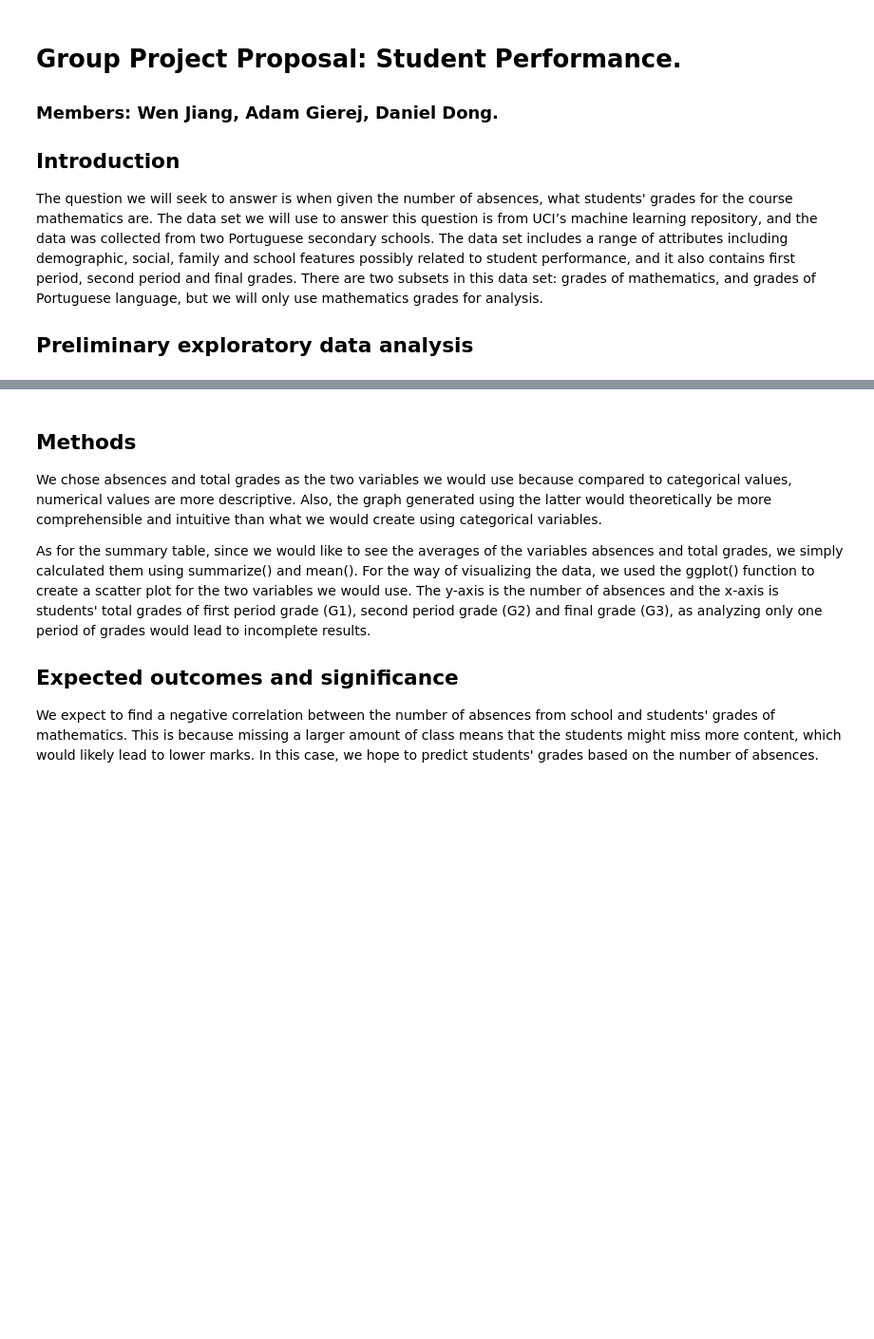
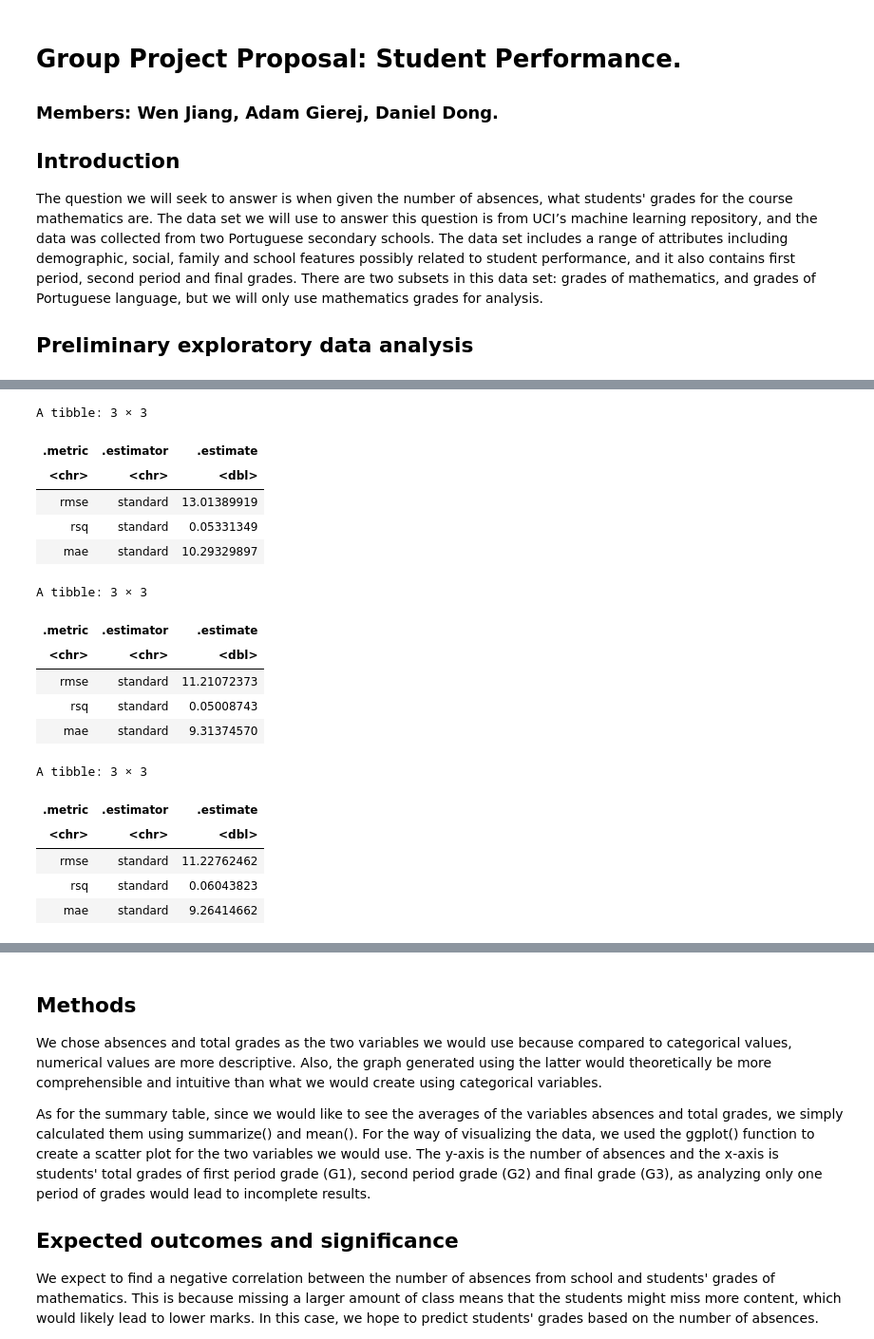
Before and after one commit to WenJiang411/dsci100_project, a Jupyter notebook: group_project-3.ipynb, the cells around one changed output, grey strips where cells are left out. Shown: that part at 95% size. Cells and saved outputs as stored; diff of their text form; code cells hidden in the pictures; blank space fills up the shorter version.

```diff
--- a/group_project-3.ipynb
+++ b/group_project-3.ipynb
@@ -207,0 +229,60 @@ A tibble: 3 × 3
+# %%
+school_spec_20 <- nearest_neighbor(weight_func = "rectangular", neighbors = 20) %>%
+set_engine("kknn") %>%
+set_mode("regression")
+
+school_20 <- workflow() %>%
+add_recipe(school_recipe) %>%
+add_model(school_spec_20) %>%
+fit(data = school_train) %>%
+predict(school_test) %>%
+bind_cols(school_test) %>%
+metrics(truth = GTotal, estimate = .pred)
+school_20
+
+
+school_spec_60 <- nearest_neighbor(weight_func = "rectangular", neighbors = 60) %>%
+set_engine("kknn") %>%
+set_mode("regression")
+
+school_60 <- workflow() %>%
+add_recipe(school_recipe) %>%
+add_model(school_spec_60) %>%
+fit(data = school_train) %>%
+predict(school_test) %>%
+bind_cols(school_test) %>%
+metrics(truth = GTotal, estimate = .pred)
+school_60
+
+
+school_spec_90 <- nearest_neighbor(weight_func = "rectangular", neighbors = 90) %>%
+set_engine("kknn") %>%
+set_mode("regression")
+
+school_90 <- workflow() %>%
+add_recipe(school_recipe) %>%
+add_model(school_spec_90) %>%
+fit(data = school_train) %>%
+predict(school_test) %>%
+bind_cols(school_test) %>%
+metrics(truth = GTotal, estimate = .pred)
+school_90
+# %% [output]
+A tibble: 3 × 3
+| .metric | .estimator | .estimate |
+| <chr> | <chr> | <dbl> |
+| rmse | standard | 13.01389919 |
+| rsq | standard | 0.05331349 |
+| mae | standard | 10.29329897 |
+A tibble: 3 × 3
+| .metric | .estimator | .estimate |
+| <chr> | <chr> | <dbl> |
+| rmse | standard | 11.21072373 |
+| rsq | standard | 0.05008743 |
+| mae | standard | 9.31374570 |
+A tibble: 3 × 3
+| .metric | .estimator | .estimate |
+| <chr> | <chr> | <dbl> |
+| rmse | standard | 11.22762462 |
+| rsq | standard | 0.06043823 |
+| mae | standard | 9.26414662 |
```
Also changed, not shown: parts of 5 cells of this notebook.
